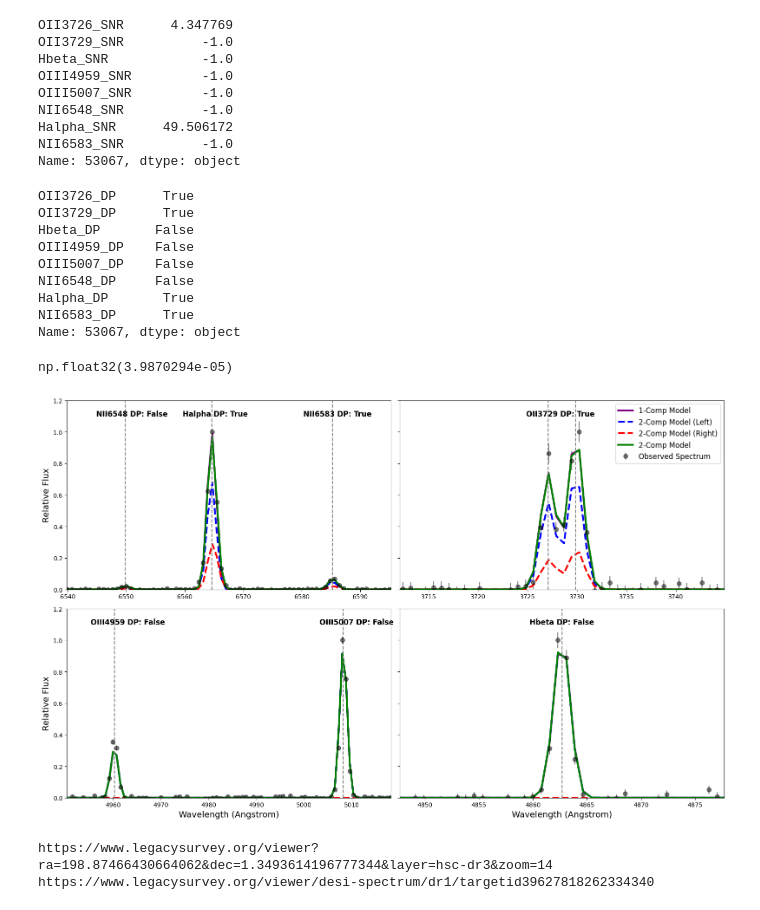
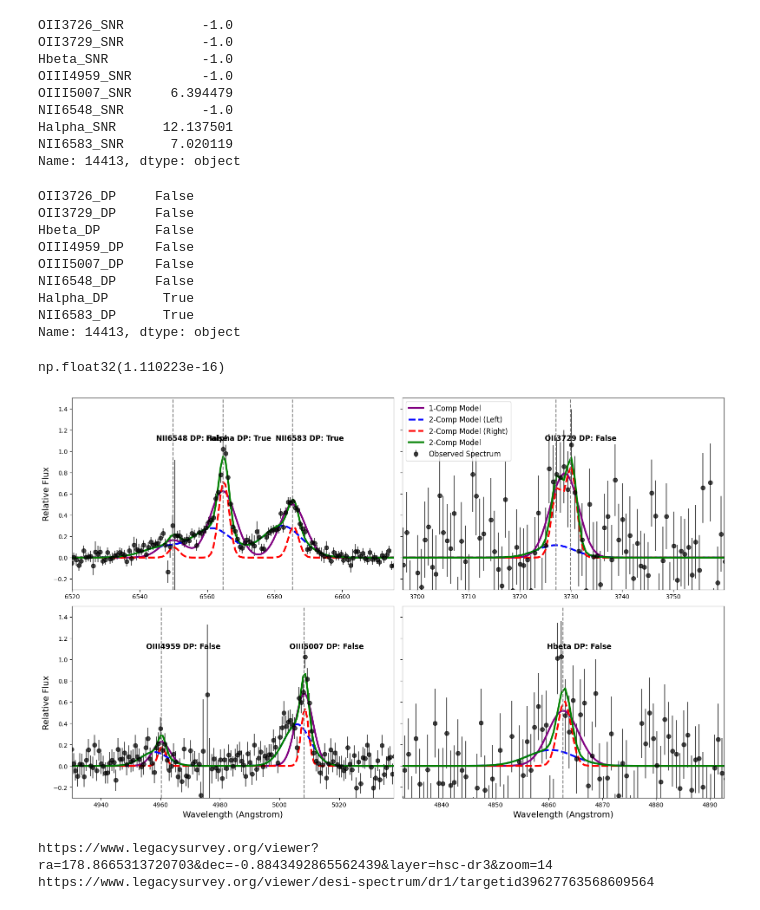
Before and after one commit to hyp0515/searching_inflow, a Jupyter notebook: plot_spectrum.ipynb, the cells around one changed output. Cells and saved outputs as stored; diff of their text form; code cells hidden in the pictures.

```diff
--- a/plot_spectrum.ipynb
+++ b/plot_spectrum.ipynb
@@ -11,4 +11,4 @@ cigale_data     = fits.open('/Users/hyp0515/data/IronPhysProp_v1.2_extracted.fit
 fastspecfit     = fits.open('/Users/hyp0515/data/0715_Spring_half_BGS_BRIGHT_catalog_fastspecfit.fits')
 # %%
 DP = DP()
-dps_df, model_1comp, left_2comp, right_2comp = DP.extract_fits_data('./catalogs/0315_all_test.fits')
+dps_df, model_1comp, left_2comp, right_2comp = DP.extract_fits_data('./catalogs/0428_all_test.fits')
@@ -19,12 +23,14 @@ Data loading and processing took 36.63 seconds.
 # %%
 # example_idx = np.random.choice(len(DP_SPECTRA.targetID))
 # example_df = dps_df.iloc[example_idx]
-example_id = 39627818262334340
+example_id = 39627781725753388
 example_df = dps_df[dps_df['TARGETID'] == example_id].iloc[0]
 example_idx = DP_SPECTRA.id2index(example_df['TARGETID'])
+
 lam = desi_wavelength / (1 + example_df['Z'])
-flux, ivar = DP_SPECTRA.flux[example_idx], DP_SPECTRA.ivar[example_idx]
+flux, ivar, mask = DP_SPECTRA.flux[example_idx], DP_SPECTRA.ivar[example_idx], DP_SPECTRA.mask[example_idx]
 sigma = 1/np.sqrt(np.abs(ivar))
+flux[mask] = np.nan
 # %%
 example_df
 # %% [output]
@@ -64,33 +74,33 @@ example_df[['OII3726_SNR', 'OII3729_SNR', 'Hbeta_SNR',
        'OIII4959_SNR', 'OIII5007_SNR', 'NII6548_SNR', 'Halpha_SNR',
        'NII6583_SNR',]]
 # %% [output]
-OII3726_SNR      4.347769
+OII3726_SNR          -1.0
 OII3729_SNR          -1.0
 Hbeta_SNR            -1.0
 OIII4959_SNR         -1.0
-OIII5007_SNR         -1.0
+OIII5007_SNR     6.394479
 NII6548_SNR          -1.0
-Halpha_SNR      49.506172
-NII6583_SNR          -1.0
-Name: 53067, dtype: object
+Halpha_SNR      12.137501
+NII6583_SNR      7.020119
+Name: 14413, dtype: object
 # %%
 example_df[['OII3726_DP', 'OII3729_DP', 'Hbeta_DP',
        'OIII4959_DP', 'OIII5007_DP', 'NII6548_DP', 'Halpha_DP',
        'NII6583_DP',]]
 # %% [output]
-OII3726_DP      True
-OII3729_DP      True
+OII3726_DP     False
+OII3729_DP     False
 Hbeta_DP       False
 OIII4959_DP    False
 OIII5007_DP    False
 NII6548_DP     False
 Halpha_DP       True
 NII6583_DP      True
-Name: 53067, dtype: object
+Name: 14413, dtype: object
 # %%
 example_df['P_VALUE']
 # %% [output]
-np.float32(3.9870294e-05)
+np.float32(1.110223e-16)
 # %%
 line_cols = ['OII3726', 'OII3729',
             'Hbeta',
@@ -114,50 +124,65 @@ for i, ax in enumerate(axes):
     # ax.set_xlabel('Wavelength (Angstrom)')
     # ax.set_ylabel('Flux')
     if i == 0:
-        ax.set_xlim([NII_rest[0]-10, NII_rest[1]+10])
+        ax.set_xlim([NII_rest[0]-30, NII_rest[1]+30])
         ax.set_ylabel('Relative Flux', fontsize=14)
+        lam_mask = ((lam >= NII_rest[0]-40) & (lam <= NII_rest[0]-40+10)) | ((lam <= NII_rest[1]+40) & (lam >= NII_rest[1]+40-10))
     elif i == 1:
-        ax.set_xlim([OII_rest[0]-15, OII_rest[1]+15])
+        ax.set_xlim([OII_rest[0]-30, OII_rest[1]+30])
+        lam_mask = ((lam >= OII_rest[0]-40) & (lam <= OII_rest[0]-40+10)) | ((lam <= OII_rest[1]+40) & (lam >= OII_rest[1]+40-10))
     elif i == 2:
-        ax.set_xlim([OIII_rest[0]-10, OIII_rest[1]+10])
+        ax.set_xlim([OIII_rest[0]-30, OIII_rest[1]+30])
         ax.set_xlabel('Wavelength (Angstrom)', fontsize=14)
         ax.set_ylabel('Relative Flux', fontsize=14)
+        lam_mask = ((lam >= OIII_rest[0]-40) & (lam <= OIII_rest[0]-40+10)) | ((lam <= OIII_rest[1]+40) & (lam >= OIII_rest[1]+40-10))
     elif i == 3:
-        ax.set_xlim([Hbeta_rest[0]-15, Hbeta_rest[0]+15])
+        ax.set_xlim([Hbeta_rest[0]-30, Hbeta_rest[0]+30])
         ax.set_xlabel('Wavelength (Angstrom)', fontsize=14)
+        lam_mask = ((lam >= Hbeta_rest[0]-40) & (lam <= Hbeta_rest[0]-40+10)) | ((lam <= Hbeta_rest[0]+40) & (lam >= Hbeta_rest[0]+40-10))
 
     v_max = np.max(flux[(lam>ax.get_xlim()[0]) & (lam<ax.get_xlim()[1])])
-    ax.set_ylim(bottom=0, top=1.2)
+    ax.set_ylim(bottom=-0.3, top=1.5)
 
-    ax.errorbar(lam, flux/v_max, yerr=sigma/v_max, label='Observed Spectrum', fmt='o', color='k', markersize=7, alpha=0.5)
-    ax.plot(lam, test_1comp/v_max, label='1-Comp Model', linewidth=3, color='purple')
-    ax.plot(lam, test_2comp_l/v_max, label='2-Comp Model (Left)', linestyle='--', linewidth=3, color='blue')
-    ax.plot(lam, test_2comp_r/v_max, label='2-Comp Model (Right)', linestyle='--', linewidth=3, color='red')
-    ax.plot(lam, test_2comp/v_max, label='2-Comp Model', linewidth=3, color='green')
+
+    conti_adj = np.median(flux[lam_mask])
+    # conti_adj = 0
+
+    ax.errorbar(lam, (flux-conti_adj)/v_max, yerr=sigma/v_max, label='Observed Spectrum', fmt='o', color='k', markersize=7, alpha=0.7)
+    # ax.plot(lam, flux/v_max, color='k', linewidth=2)
+    ax.plot(lam, (test_1comp)/v_max, label='1-Comp Model', linewidth=3, color='purple')
+    ax.plot(lam, (test_2comp_l)/v_max, label='2-Comp Model (Left)', linestyle='--', linewidth=3, color='blue')
+    ax.plot(lam, (test_2comp_r)/v_max, label='2-Comp Model (Right)', linestyle='--', linewidth=3, color='red')
+    ax.plot(lam, (test_2comp)/v_max, label='2-Comp Model', linewidth=3, color='green')
 
 
     for i, line in enumerate(lines):
 
         if line < ax.get_xlim()[0] or line > ax.get_xlim()[1]:
             continue
         else:
             ax.axvline(x=line, color='gray', linestyle='--')
             if i != 0:
                 line_label = f'{line_cols[i]} DP: {example_df[line_cols[i]+'_DP']}'
                 if i != 2:
                     ax.text(line-5, 1.1, line_label, color='k', fontsize=12, weight='bold')
                 else:
                     ax.text(line-3, 1.1, line_label, color='k', fontsize=12, weight='bold')
+            # if i != 0:
+            # line_label = f'{line_cols[i]}'
+            # if i != 2:
+            #     ax.text(line-3, 1.1, line_label, color='k', fontsize=12, weight='bold')
+            # else:
+            #     ax.text(line-3, 1.1, line_label, color='k', fontsize=12, weight='bold')
 axes[1].legend(fontsize=12)
 
 plt.tight_layout()
-
+# plt.savefig(f'./figures/Apr30/{example_df["TARGETID"]}_spectrum.png')
 plt.show()
 # %% [output]
-[figure, old version]
+[figure, new version]
 # %%
-print(image_link(example_df['RA'], example_df['DEC'], plot=True, save_image=False, fname=f"./images/{example_df['TARGETID']}_image.jpg"))
+print(image_link(example_df['RA'], example_df['DEC'], plot=False, save_image=False, fname=f"./figures/Apr23/{example_df['TARGETID']}_image_progress.jpg", side_arcmin=0.5))
 print(spectrum_link(example_df['TARGETID']))
 # %% [output]
-https://www.legacysurvey.org/viewer?ra=198.87466430664062&dec=1.3493614196777344&layer=hsc-dr3&zoom=14
-https://www.legacysurvey.org/viewer/desi-spectrum/dr1/targetid39627818262334340
+https://www.legacysurvey.org/viewer?ra=178.8665313720703&dec=-0.8843492865562439&layer=hsc-dr3&zoom=14
+https://www.legacysurvey.org/viewer/desi-spectrum/dr1/targetid39627763568609564
```
Also changed, not shown: parts of 5 cells of this notebook, 14 other files.
